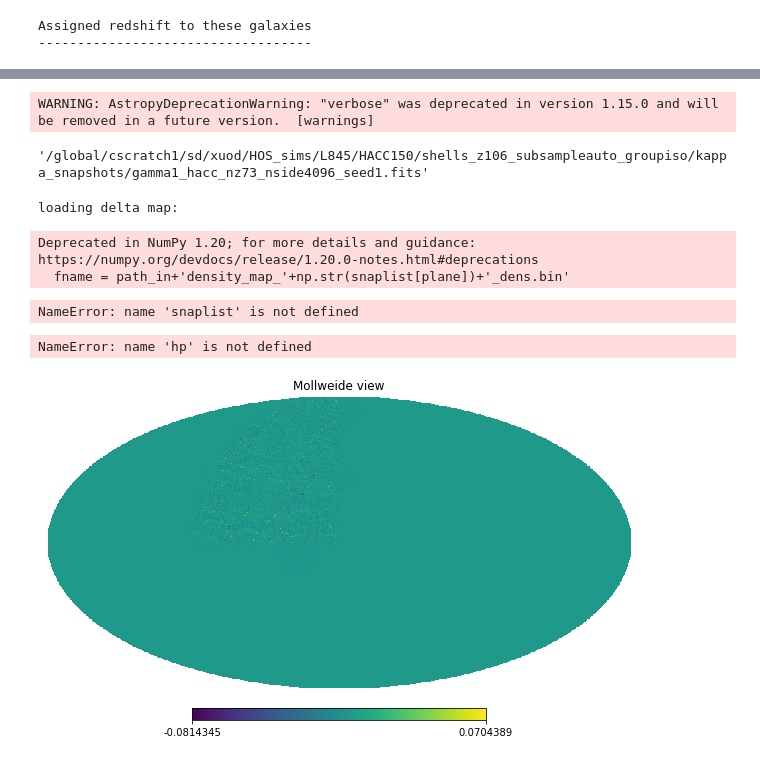
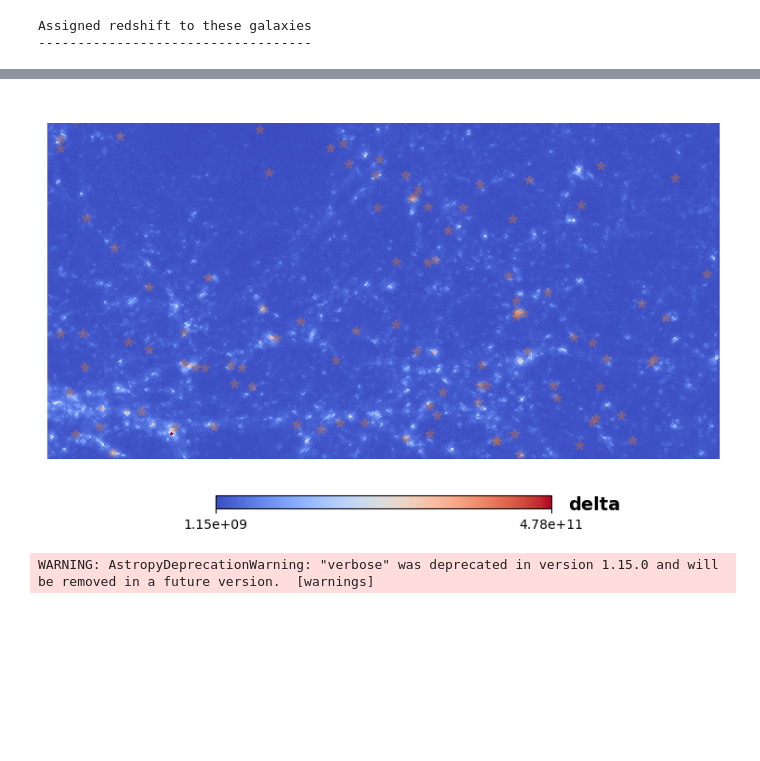
Before and after one commit to LSSTDESC/SkySim5000_IA_infusion, a Jupyter notebook: PopulateGal.ipynb, the cells around one changed output, grey strips where cells are left out. Cells and saved outputs as stored; diff of their text form; code cells hidden in the pictures; blank space fills up the shorter version.

```diff
--- a/PopulateGal.ipynb
+++ b/PopulateGal.ipynb
@@ -898 +935,35 @@ os.path.join(path, f'shells_z{nshells}_subsampleauto_groupiso/{nzs}/gamma1_hacc_
+# %%
+# Visualise SkySim5000 catalogue
+lonra = [0, 2]
+latra = [0, 1]
+hp.cartview(hpmap_density,
+    cbar=True, lonra=lonra, latra=latra,
+    nest=False,
+    title=" ",
+    # min=-10, max=0,
+    cmap=plt.cm.coolwarm,
+    norm=None, unit='delta')
+#plt.show()
+
+GpAM='0.06'
+path='/global/homes/j/jharno/IA-infusion/SkySim5000/GalCat/StageIV_nz/'
+
+
+
+for tomo in range(3,4):
+    fname_in='GalCat_tomo'+str(tomo)+'_plane33_'+GpAM+'GpAM_RA_Dec_g1_g2_w_linear_bias.asc'
+    GalCat = np.loadtxt(path+fname_in)
+
+    #hp.mollview()
+    #hp.projscatter(GalCat[:,0],GalCat[:,1], lonlat=True)
+    #plt.show()
+
+    #hp.cartview(lonra=lonra, latra=latra,
+    #            nest=False,
+    #            title=" ",
+    #            norm=None, unit=None)
+    hp.projscatter(GalCat[:,0],GalCat[:,1],lonlat=True,marker=(5, 2),c='tab:orange',alpha=0.3)
+    plt.show()
+# %% [output]
+[figure, added]
 # %%
@@ -907,30 +979,3 @@ pixel_area_arcmin2 = hp.pixelfunc.nside2pixarea(nside=NSIDE)*(180*60/np.pi)**2
 octant_area_arcmin2 = sum(unmask)*pixel_area_arcmin2
 # %% [output]
 WARNING: AstropyDeprecationWarning: "verbose" was deprecated in version 1.15.0 and will be removed in a future version.  [warnings]
-# %%
-os.path.join(path, f'shells_z{nshells}_subsampleauto_groupiso/{nzs}/gamma1_hacc_nz{plane}_nside4096_seed{seed}.fits')
-# %% [output]
-'/global/cscratch1/sd/xuod/HOS_sims/L845/HACC150/shells_z106_subsampleauto_groupiso/kappa_snapshots/gamma1_hacc_nz73_nside4096_seed1.fits'
-# %%
-path_in="/global/cfs/cdirs/lsst/groups/CS/mass_sheets/"
-print("loading delta map:")
-fname = path_in+'density_map_'+np.str(snaplist[plane])+'_dens.bin'
-print('Working on file '+fname)
-tmp = np.fromfile(fname,'<f')
-# %% [output]
-loading delta map:
-Deprecated in NumPy 1.20; for more details and guidance: https://numpy.org/devdocs/release/1.20.0-notes.html#deprecations
-  fname = path_in+'density_map_'+np.str(snaplist[plane])+'_dens.bin'
-NameError: name 'snaplist' is not defined
-# %%
-hpmap_density = hp.reorder(tmp, n2r = True)
-del tmp
-hp.mollview(hpmap_density, nest=False)
-plt.show()
-# %% [output]
-NameError: name 'hp' is not defined
-# %%
-hp.mollview(hpmap_g1_front, nest=False)
-plt.show()
-# %% [output]
-[figure, removed]
```
Also changed, not shown: parts of 10 cells of this notebook, 7 other files.
